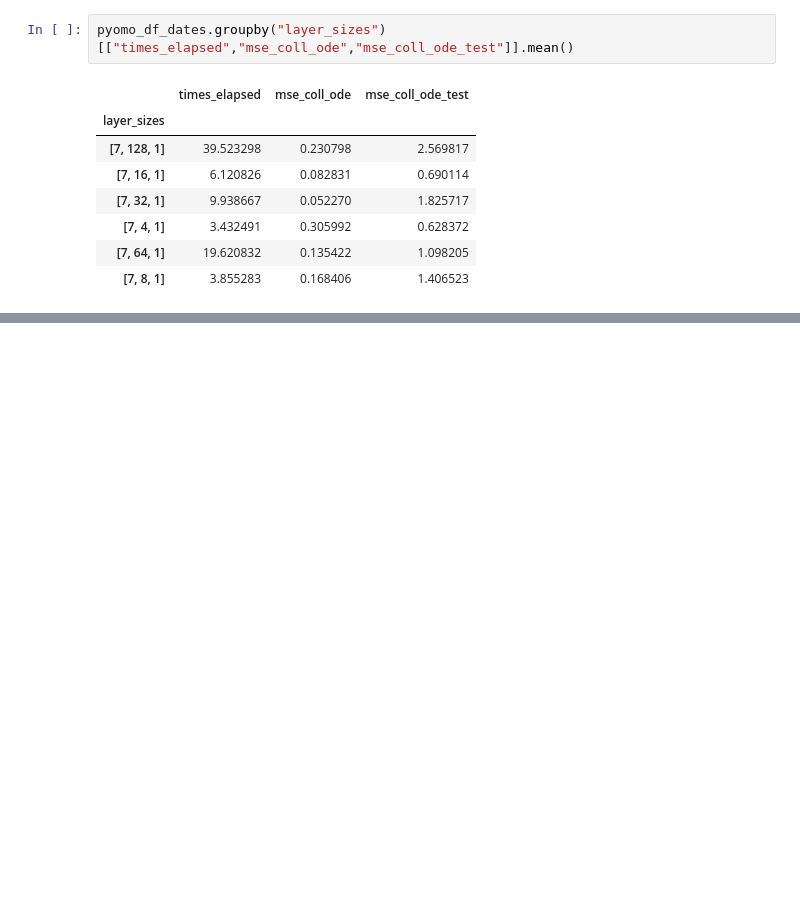
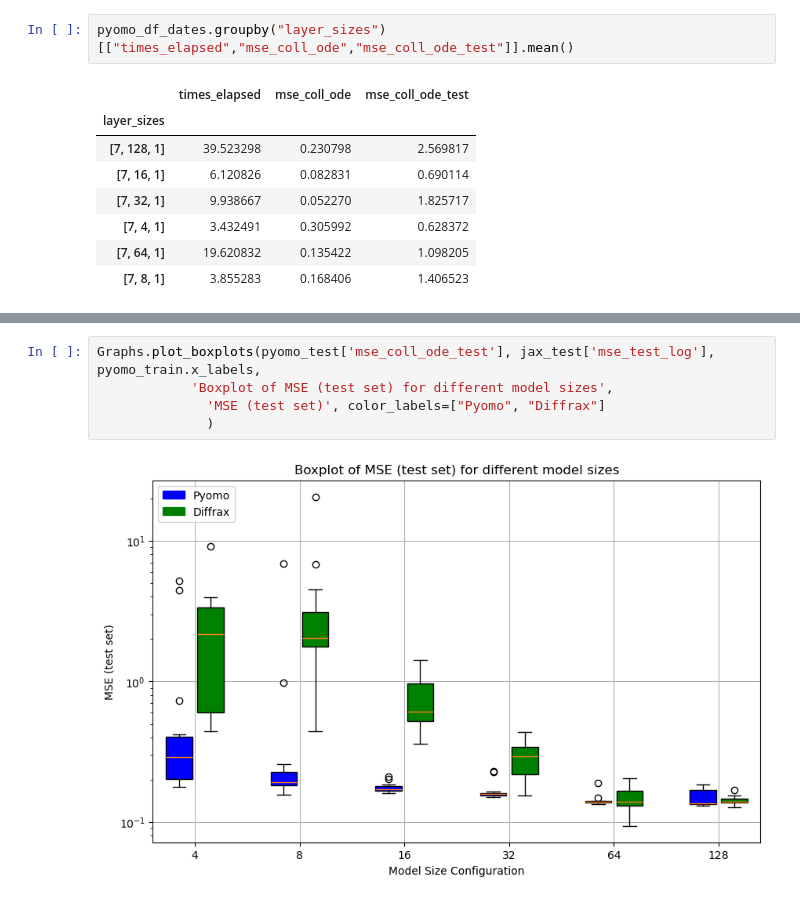
Before and after one commit to mariashapo/NODE, a Jupyter notebook: src/analysis/real_life/network_size.ipynb, the cells around one changed output, grey strips where cells are left out. Saved outputs shown, nothing was run; the diff lists cells and outputs as text; blank space fills up the shorter version.

```diff
--- a/src/analysis/real_life/network_size.ipynb
+++ b/src/analysis/real_life/network_size.ipynb
@@ -208,0 +295,7 @@ pyomo_df_dates.groupby("layer_sizes")[["times_elapsed","mse_coll_ode","mse_coll_
+# %%
+Graphs.plot_boxplots(pyomo_test['mse_coll_ode_test'], jax_test['mse_test_log'], pyomo_train.x_labels,
+            'Boxplot of MSE (test set) for different model sizes',
+              'MSE (test set)', color_labels=["Pyomo", "Diffrax"]
+              )
+# %% [output]
+[figure, added]
```
Also changed, not shown: parts of 18 cells of this notebook, 2 other files.
